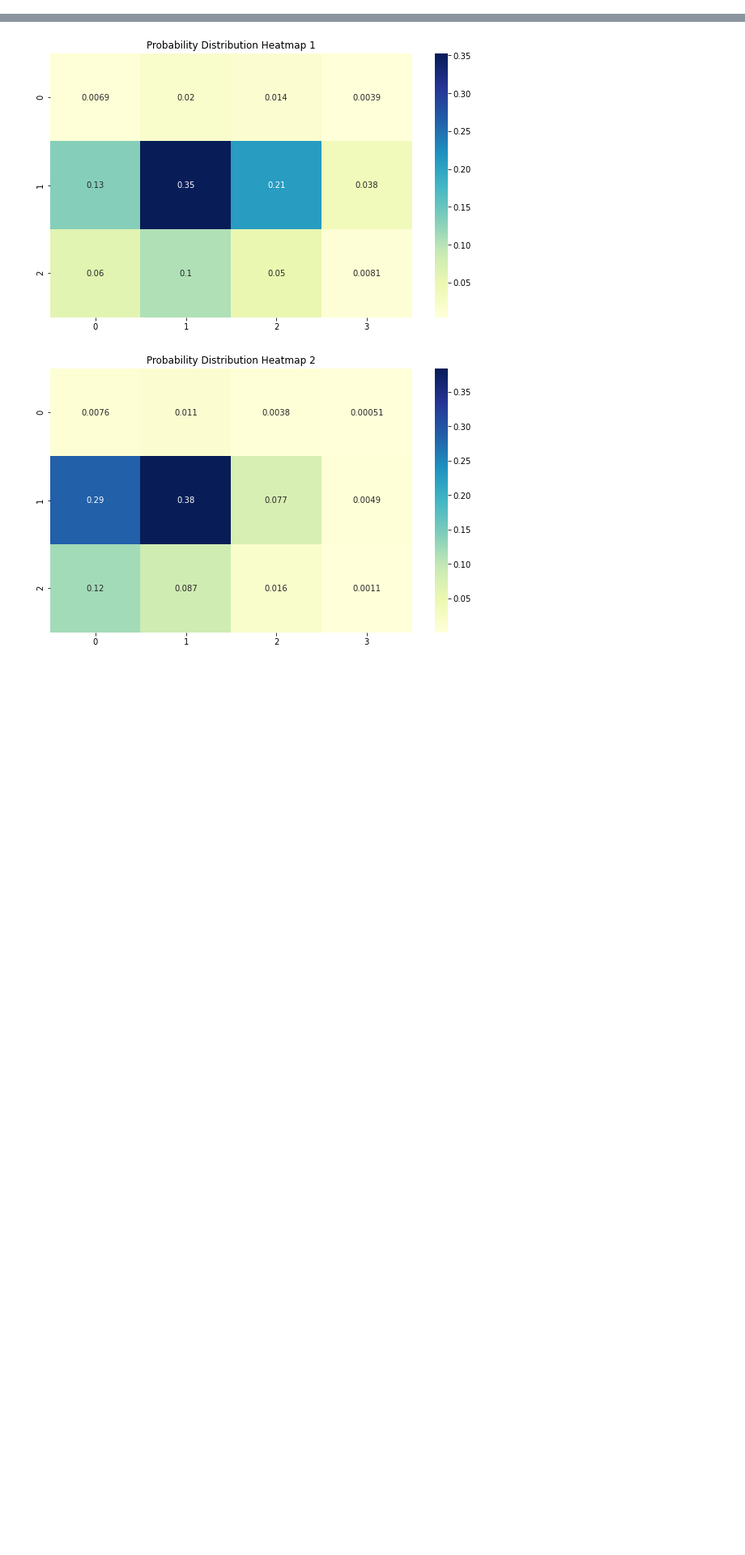
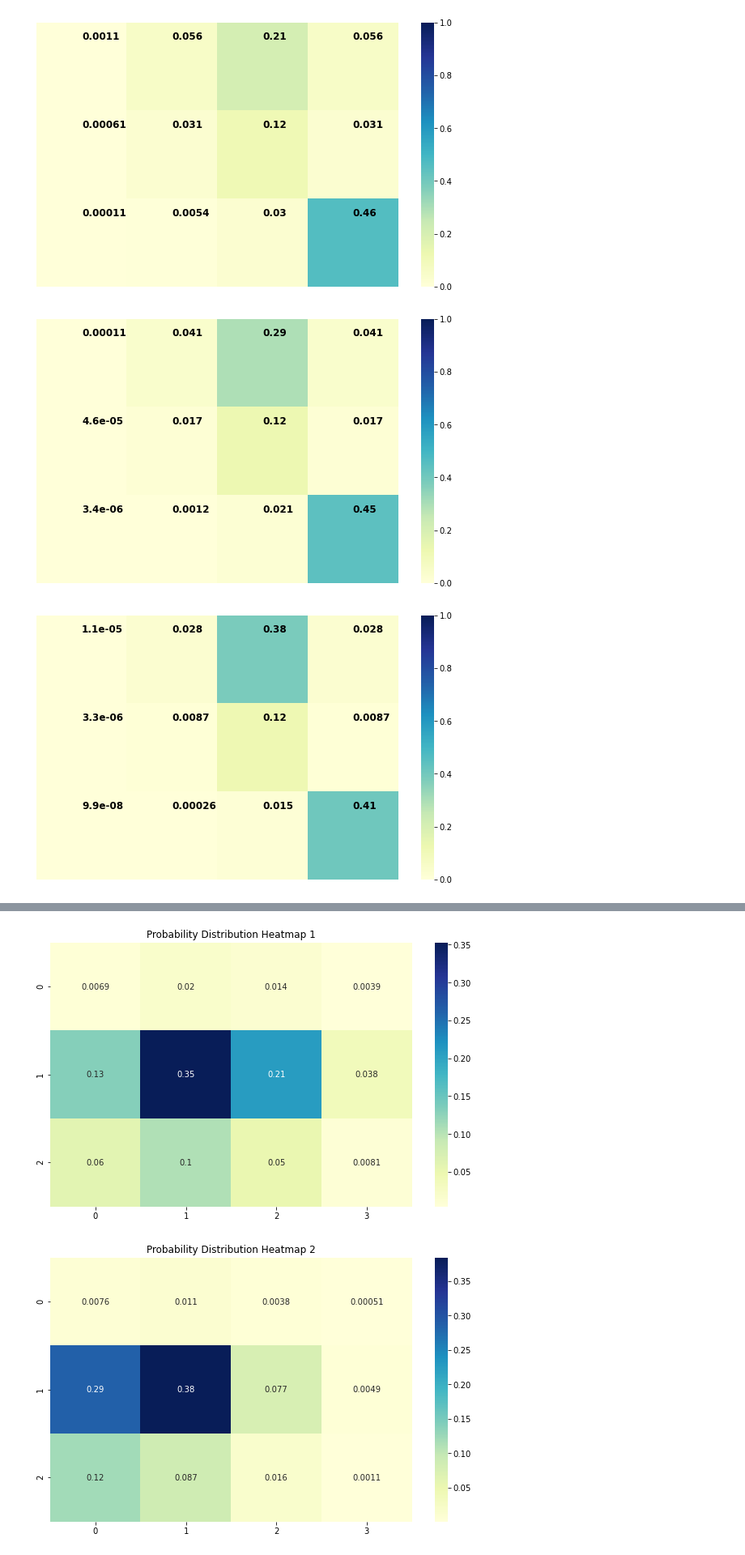
Before and after one commit to BaiYunpeng1949/heads-up-multitasker, a Jupyter notebook: huc/envs/mobile_reading/results/Word Selection Trajectory Heatmap.ipynb, the cells around one changed output, grey strips where cells are left out. Shown at 81% size. Cells and saved outputs as stored; diff of their text form; code cells hidden in the pictures; blank space fills up the shorter version.

```diff
--- a/huc/envs/mobile_reading/results/Word Selection Trajectory Heatmap.ipynb
+++ b/huc/envs/mobile_reading/results/Word Selection Trajectory Heatmap.ipynb
@@ -84,0 +208,72 @@ for i, data in enumerate(data_series):
+# %%
+import numpy as np
+import seaborn as sns
+import matplotlib.pyplot as plt
+
+# [27, 27, 27, 27, 31, 30, 29, 30, 31, 30, 29, 30] --> real target: 36
+
+# Given series of data
+data_series = [
+    np.array([1.08881122e-03, 5.59050169e-02, 2.07786271e-01, 5.59050169e-02,
+       6.07498834e-04, 3.11920302e-02, 1.15933703e-01, 3.11920302e-02,
+       1.05517387e-04, 5.41779505e-03, 3.04033672e-02, 4.64462942e-01]),
+    np.array([1.11538280e-04, 4.10365872e-02, 2.94049424e-01, 4.10365872e-02,
+       4.64850427e-05, 1.71025365e-02, 1.22548958e-01, 1.71025365e-02,
+       3.36496929e-06, 1.23802788e-03, 2.05195631e-02, 4.45204391e-01]),
+    np.array([1.05582285e-05, 2.78347577e-02, 3.84520568e-01, 2.78347577e-02,
+       3.28682647e-06, 8.66509175e-03, 1.19703072e-01, 8.66509175e-03,
+       9.91594106e-08, 2.61422044e-04, 1.54339036e-02, 4.07067392e-01]),
+    np.array([9.26300817e-07, 1.74983675e-02, 4.66028735e-01, 1.74983675e-02,
+       2.15394296e-07, 4.06892499e-03, 1.08366450e-01, 4.06892499e-03,
+       2.70819947e-09, 5.11680848e-05, 1.28404648e-02, 3.69577453e-01]),
+    np.array([4.12114865e-08, 5.57844125e-03, 2.86425090e-01, 5.57844125e-03,
+       1.28293307e-08, 1.73659515e-03, 8.91654854e-02, 1.73659515e-03,
+       1.20488857e-10, 1.63273492e-05, 2.00546289e-02, 5.89708342e-01]),
+    np.array([5.48103007e-08, 1.43034170e-02, 3.80938584e-01, 1.03539883e-03,
+       2.28429124e-08, 5.96113684e-03, 1.58761156e-01, 4.31516058e-04,
+       1.60247370e-10, 4.20172280e-05, 5.45527209e-02, 3.83973975e-01]),
+    np.array([8.41205590e-07, 1.13866700e-01, 4.23216702e-01, 4.31917046e-05,
+       4.69348042e-07, 6.35315709e-02, 2.36132442e-01, 2.40986772e-05,
+       2.45941053e-09, 3.35081304e-04, 8.51815664e-02, 7.76673343e-02]),
+    np.array([5.80596225e-07, 1.51513672e-01, 2.92102219e-01, 4.16028713e-06,
+       4.33681242e-07, 1.13174414e-01, 2.18188213e-01, 3.10756152e-06,
+       1.69747388e-09, 4.45987850e-04, 7.48442406e-02, 1.49722969e-01]),
+    np.array([2.49587646e-08, 4.66712892e-02, 1.73466599e-01, 1.28150787e-06,
+       2.49587646e-08, 4.66712892e-02, 1.73466599e-01, 1.28150787e-06,
+       7.29712881e-11, 1.37413060e-04, 5.89232925e-02, 5.00660906e-01]),
+    np.array([2.55607219e-08, 9.21473522e-02, 1.77650279e-01, 1.83156448e-07,
+       3.42197384e-08, 1.23363428e-01, 2.37831548e-01, 2.45203001e-07,
+       7.47314223e-11, 2.71566557e-04, 8.64370923e-02, 2.82298245e-01]),
+    np.array([1.40086674e-07, 2.61953096e-01, 7.04786329e-02, 2.72834087e-09,
+       2.51075284e-07, 4.69494681e-01, 1.26317817e-01, 4.88996520e-09,
+       4.09570508e-10, 7.72441649e-04, 4.48290539e-02, 2.61538784e-02]),
+    np.array([6.25543287e-08, 2.25510679e-01, 3.14715415e-02, 1.70023940e-10,
+       1.50095640e-07, 5.41100360e-01, 7.55142174e-02, 4.07963008e-10,
+       1.82889878e-10, 6.65138066e-04, 3.23528734e-02, 9.33849763e-02])
+]
+
+# Reshape data to form a 2D grid (in this case 3x4 as an example)
+grid_shape = (3, 4)
+
+# Plotting the series of heatmaps
+for i, data in enumerate(data_series):
+    plt.figure(figsize=(10, 6))
+    data_reshaped = data.reshape(grid_shape)
+    ax = sns.heatmap(data_reshaped, annot=True, cmap="YlGnBu", cbar=True,
+                     vmin=0, vmax=1,
+                     xticklabels=False, yticklabels=False,
+                     annot_kws={"size": 12, 'color':'black', 'weight':'bold'})
+
+    # Custom logic to position the annotations
+    for text in ax.texts:
+        text.set_position((text.get_position()[0], text.get_position()[1] - 0.4))
+        text.set_horizontalalignment('left')
+        text.set_verticalalignment('top')
+
+#     plt.title(f'Step {i + 1}')
+
+    plt.show()
+# %% [output]
+[figure, added]
+[figure, added]
+[figure, added]
```
Also changed, not shown: parts of 6 cells of this notebook, 1 other file.
